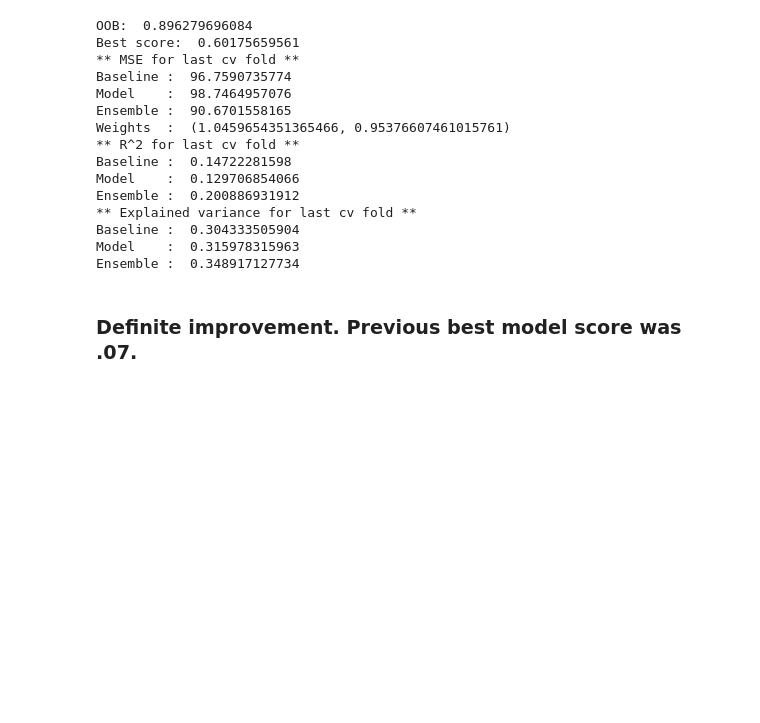
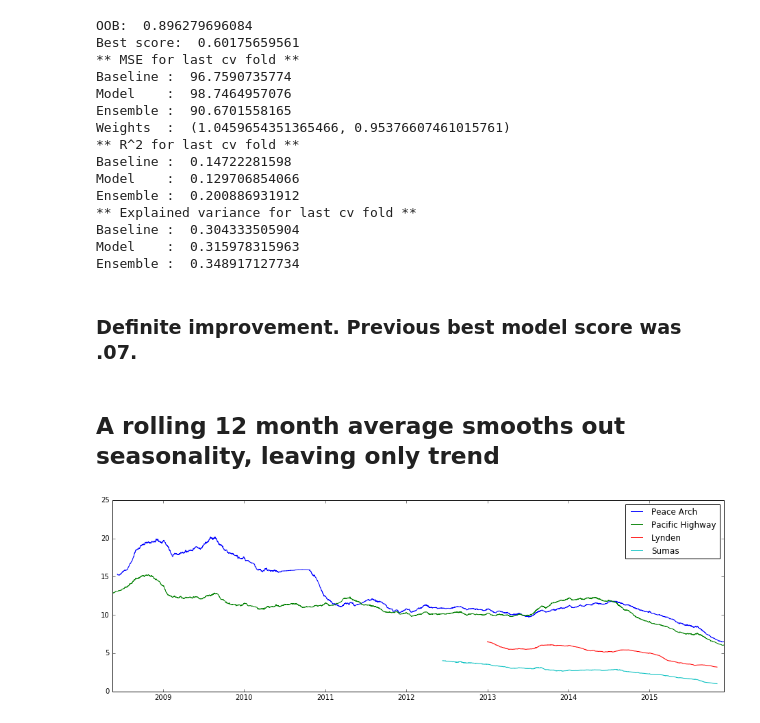
Before and after one commit to jngseattle/BorderCrossing, a Jupyter notebook: code/EDA-compare_years.ipynb, the cells around one changed output. Drawn from its saved outputs; the diff is of its cells as text; code cells hidden in the pictures; blank space fills up the shorter version.

Commit message:
Explore rolling 12 month averages as a trend feature

```diff
--- a/code/EDA-compare_years.ipynb
+++ b/code/EDA-compare_years.ipynb
@@ -101,3 +101,16 @@ Model    :  0.315978315963
 Ensemble :  0.348917127734
 # %% [markdown]
 ### Definite improvement.  Previous best model score was .07.
+# %% [markdown]
+## A rolling 12 month average smooths out seasonality, leaving only trend
+# %%
+import datetime
+plt.figure(figsize=(16,5))
+
+for i in [1, 5, 16, 20]:
+    plt.plot(pd.rolling_mean(df[i].set_index('date').waittime, 17520), label=xing.loc[i, 'location_name'])
+
+plt.legend()
+plt.show()
+# %% [output]
+[figure, added]
```
Also changed, not shown: parts of 1 cell of this notebook.
